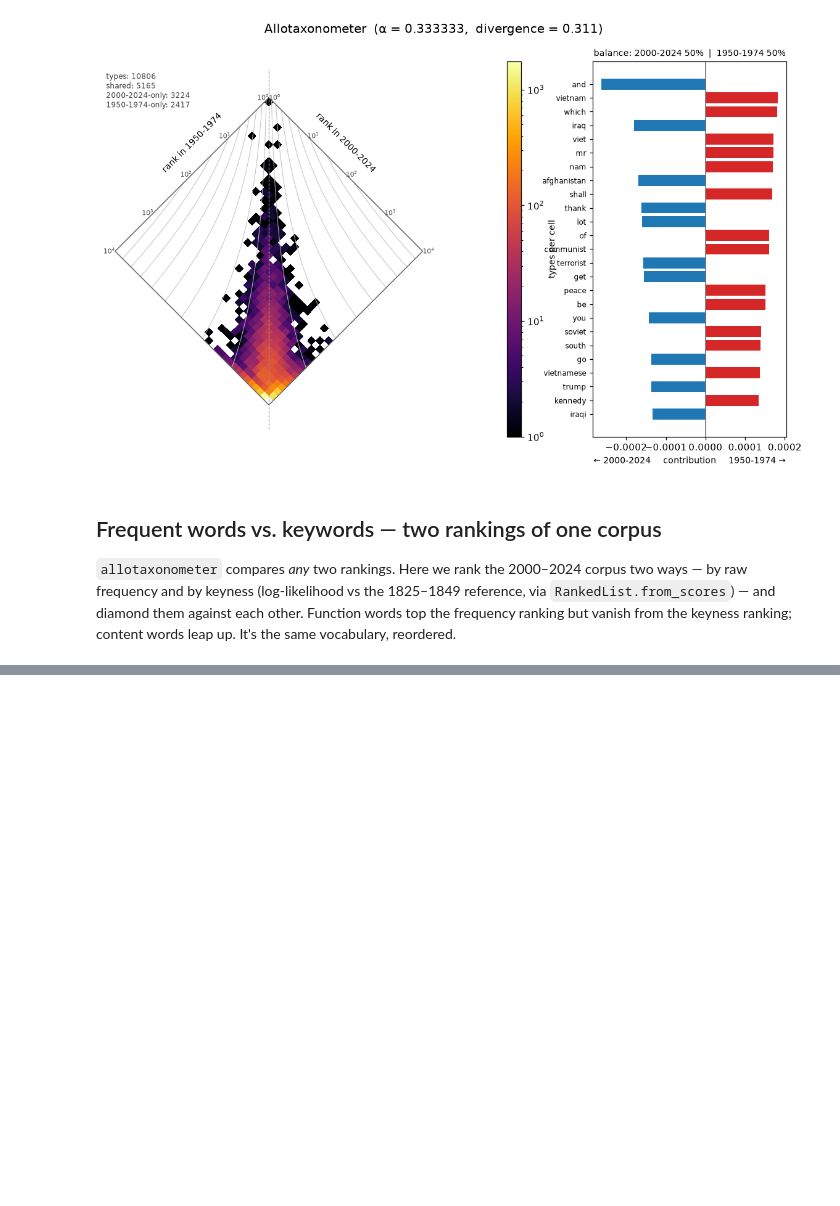
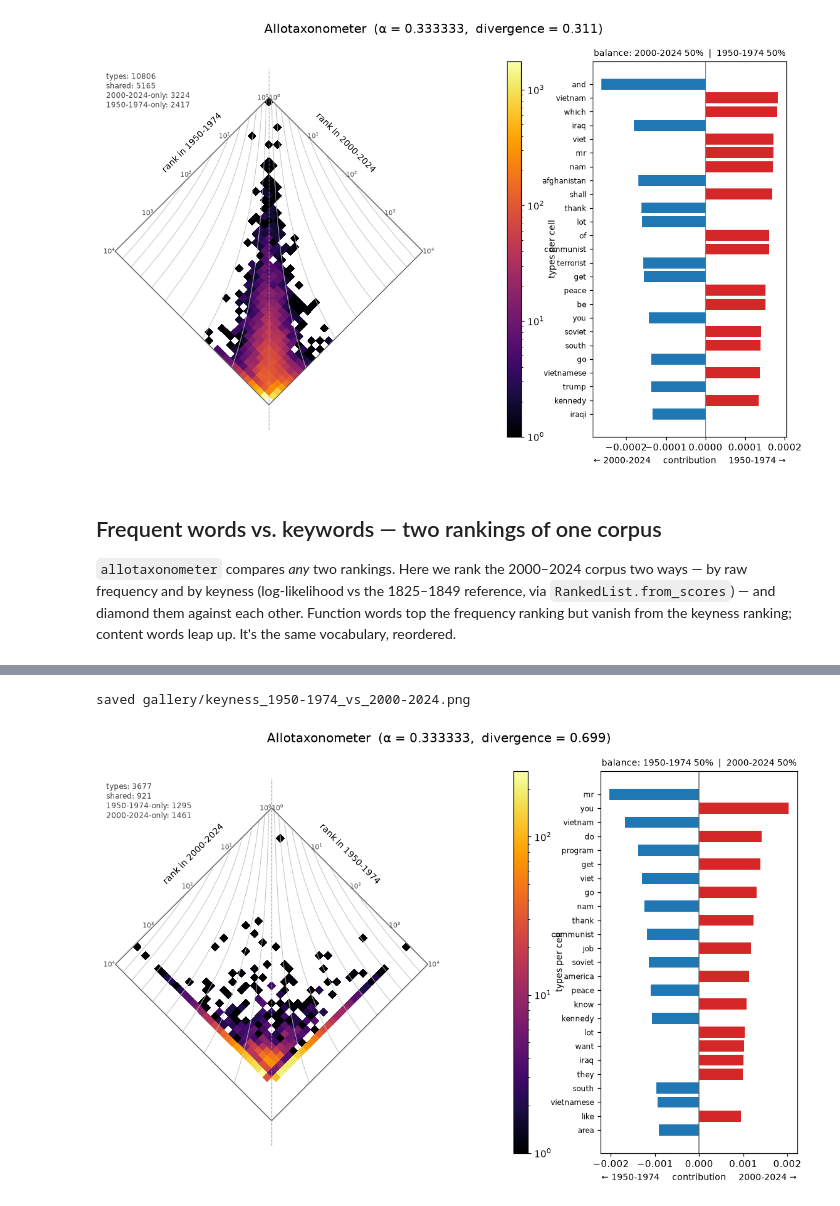
Before and after one commit to crow-intelligence/keyflux, a Jupyter notebook: examples/presidential_speeches.ipynb, the cells around one changed output, grey strips where cells are left out. Drawn from its saved outputs; the diff is of its cells as text; code cells hidden in the pictures; blank space fills up the shorter version.

```diff
--- a/examples/presidential_speeches.ipynb
+++ b/examples/presidential_speeches.ipynb
@@ -239,0 +251,29 @@ saved gallery/diamond_frequency_vs_keyness.png
+# %%
+def era_keyness_ranking(period, *, min_freq=10):
+    """Rank a period's over-represented words by keyness vs the rest of the corpus."""
+    rest = Counter()
+    for other, c in counts.items():
+        if other != period:
+            rest.update(c)
+    k = Keyness(
+        counts[period], rest, min_focus_freq=min_freq, min_reference_freq=min_freq
+    )
+    scores = {r.type: r.statistic for r in k.table() if r.direction == "positive"}
+    return RankedList.from_scores(scores, label=period)
+
+
+def keyness_diamond(period_a, period_b, *, alpha=1 / 3, save_as=None):
+    """Diamond two eras' keyness rankings (each vs the rest of the corpus)."""
+    fig = allotaxonometer(
+        era_keyness_ranking(period_a), era_keyness_ranking(period_b), alpha=alpha
+    )
+    if save_as:
+        fig.savefig(GALLERY / save_as, dpi=130, bbox_inches="tight")
+        print(f"saved gallery/{save_as}")
+    return fig
+# %%
+show(keyness_diamond("1950-1974", "2000-2024",
+                     save_as="keyness_1950-1974_vs_2000-2024.png"))
+# %% [output]
+saved gallery/keyness_1950-1974_vs_2000-2024.png
+[figure, added]
```
Also changed, not shown: parts of 5 cells of this notebook, 5 other files.
